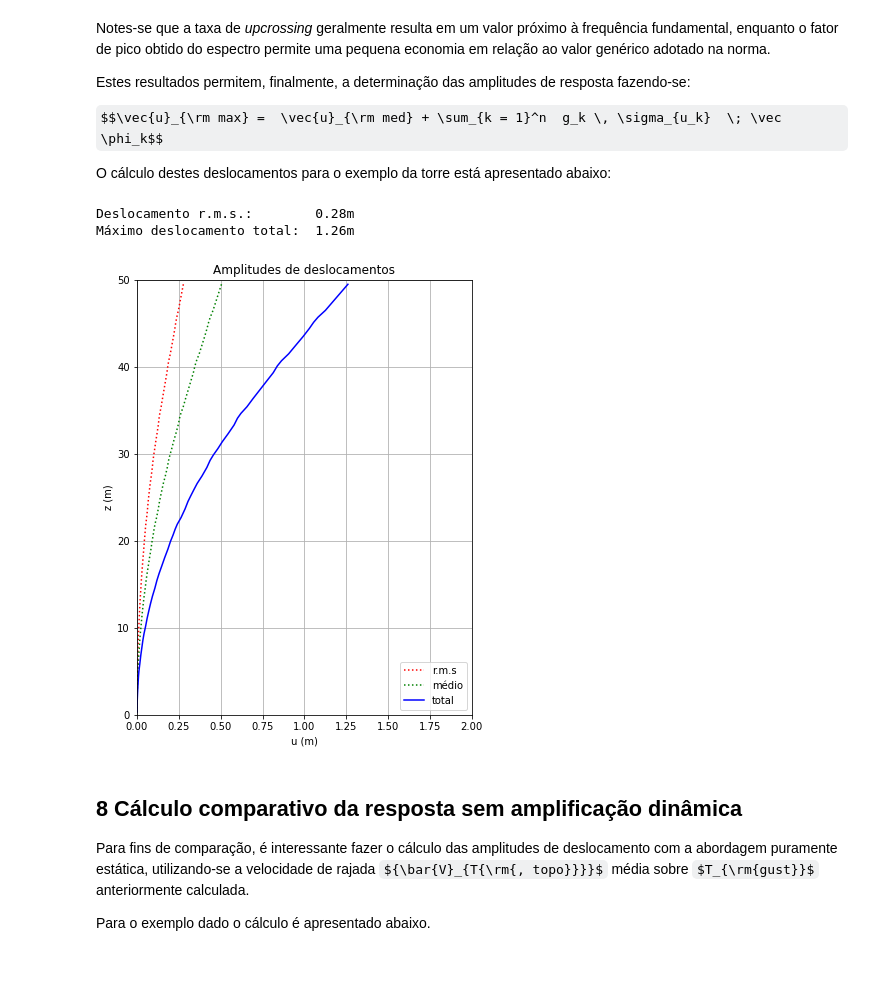
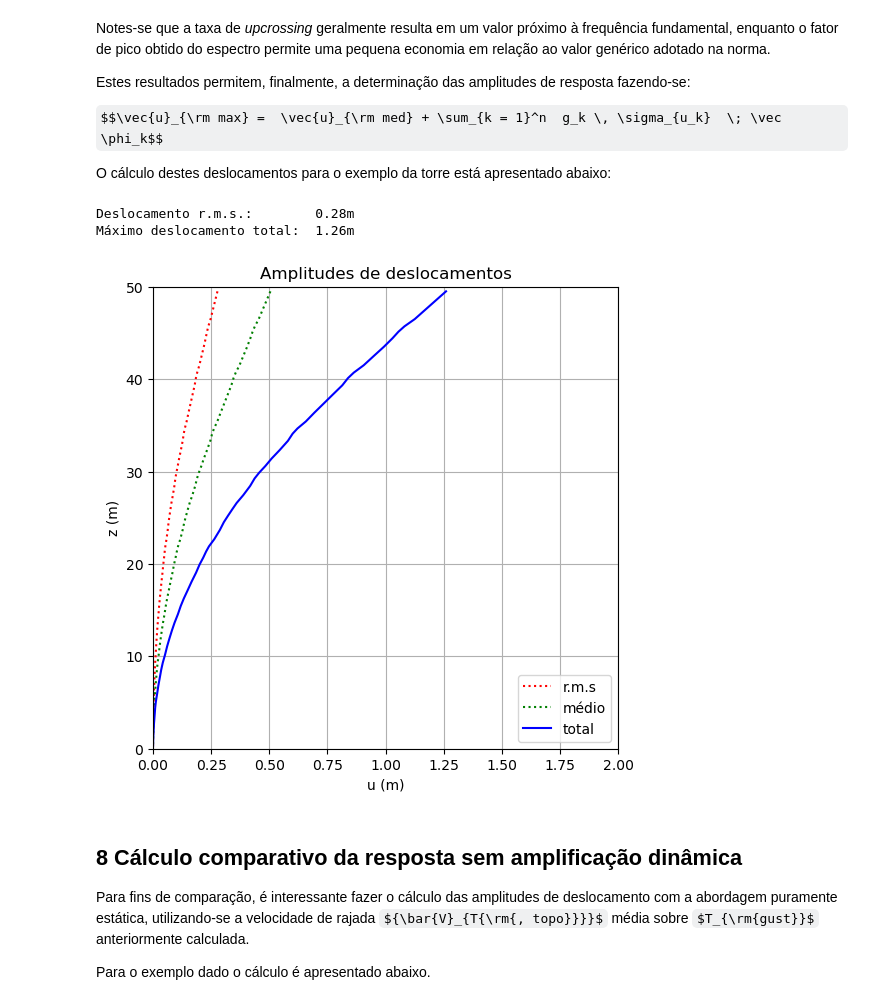
Before and after one commit to mmaiarocha/Tower, a Jupyter notebook: Tower.ipynb, the cells around one changed output. Saved outputs shown, nothing was run; the diff lists cells and outputs as text; code cells hidden in the pictures; some formulas as TeX source; blank space fills up the shorter version.

```diff
--- a/Tower.ipynb
+++ b/Tower.ipynb
@@ -619,27 +625,27 @@ O cálculo destes deslocamentos para o exemplo da torre está apresentado abaixo
 # %%
 us = suk*pk1      # vetor de deslocamentos rms
 up = gpk*us       # vetor de deslocamentos de pico
 ut = us + up      # vetor de deslocamentos totais
 
 print('Deslocamento r.m.s.:       {0:5.2f}m'.format(np.max(us)))
 print('Máximo deslocamento total: {0:5.2f}m'.format(np.max(np.abs(ut))))
 
 # Visualiza perfis
-plt.figure(7, figsize=(6,8))
+plt.figure(7, figsize=(6,6))
 
 plt.plot(us, zm, 'r:')
 plt.plot(um, zm, 'g:')
 plt.plot(ut, zm, 'b')
 plt.axis([0, 2, 0, H])
 plt.title('Amplitudes de deslocamentos')
 plt.legend(('r.m.s','médio','total'), loc=4)
 plt.xlabel('u (m)')
 plt.ylabel('z (m)')
 plt.grid(True)
 # %% [output]
 Deslocamento r.m.s.:        0.28m
 Máximo deslocamento total:  1.26m
-[figure, old version]
+[figure, new version]
 # %% [markdown]
 ## 8 Cálculo comparativo da resposta sem amplificação dinâmica <a name="section_8"></a>
 
```
Also changed, not shown: parts of 9 cells of this notebook, 1 other file.
